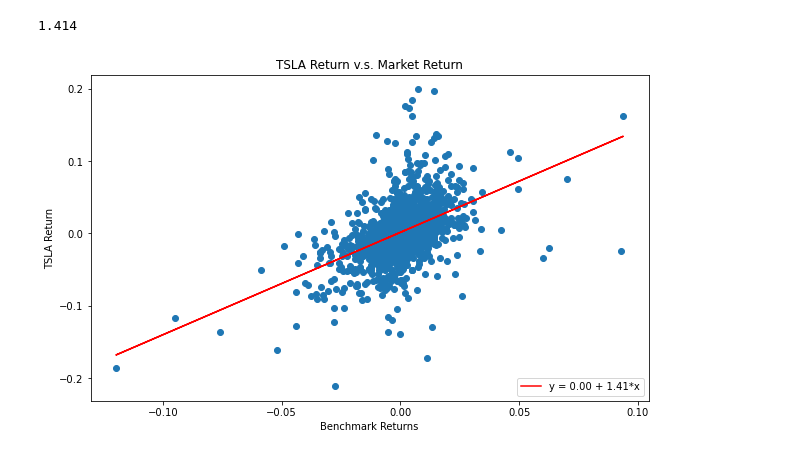
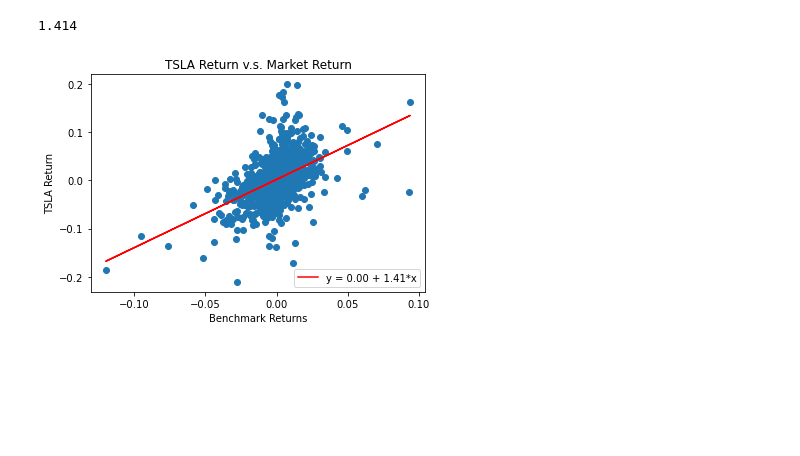
Before and after one commit to Alexisfine/CFM-101-Group-Assignment, a Jupyter notebook: CFM 101 Final Assignment.ipynb, the cells around one changed output. Cells and saved outputs as stored; diff of their text form; code cells hidden in the pictures; blank space fills up the shorter version.

```diff
--- a/CFM 101 Final Assignment.ipynb
+++ b/CFM 101 Final Assignment.ipynb
@@ -255,7 +255,7 @@ class StockAnalytics(Stock):
 
         x = historical_market_return['Close'];
         y = historical_market_return['Stock']
-        plt.figure(figsize=(10,6));
+        plt.figure(figsize=(6,4));
         plt.scatter(x, y , marker='o');
         plt.title(self.ticker + ' Return v.s. Market Return')
         plt.xlabel('Benchmark Returns');
@@ -275,34 +275,34 @@ class StockAnalytics(Stock):
                 if self.yf.options[i].startswith('2024'):
                     break;
 
             # Create a dataframe for call options maturing in early 2024
             option_info = self.yf.option_chain(self.yf.options[i]);
             option_info = pd.DataFrame().append(option_info.calls);
             price = option_info['strike'];
             volatility = option_info['impliedVolatility'];
             volume = option_info['impliedVolatility'];
             volume.fillna(0, inplace=True)
             print(option_info)
             print(volatility)
 
             plt.plot(price, volatility)
             plt.show();
 
 
         except Exception:
             print('Failed to graph implied volatility distribution graph');
             print('Error:' + self.ticker + ' info cannot be obtained');
             print(Exception);
 
 
 market = StockAnalytics('^GSPC');
 stock = StockAnalytics('TSLA');
 
 print(stock.get_historical_beta(market_index=market));
 stock.get_beta_scatter_plot(market);
 # %% [output]
 1.414
-[figure, old version]
+[figure, new version]
 # %%
 class StockFilter:
     def __init__(self, list_of_stocks, market):
```
Also changed, not shown: parts of 3 cells of this notebook.
